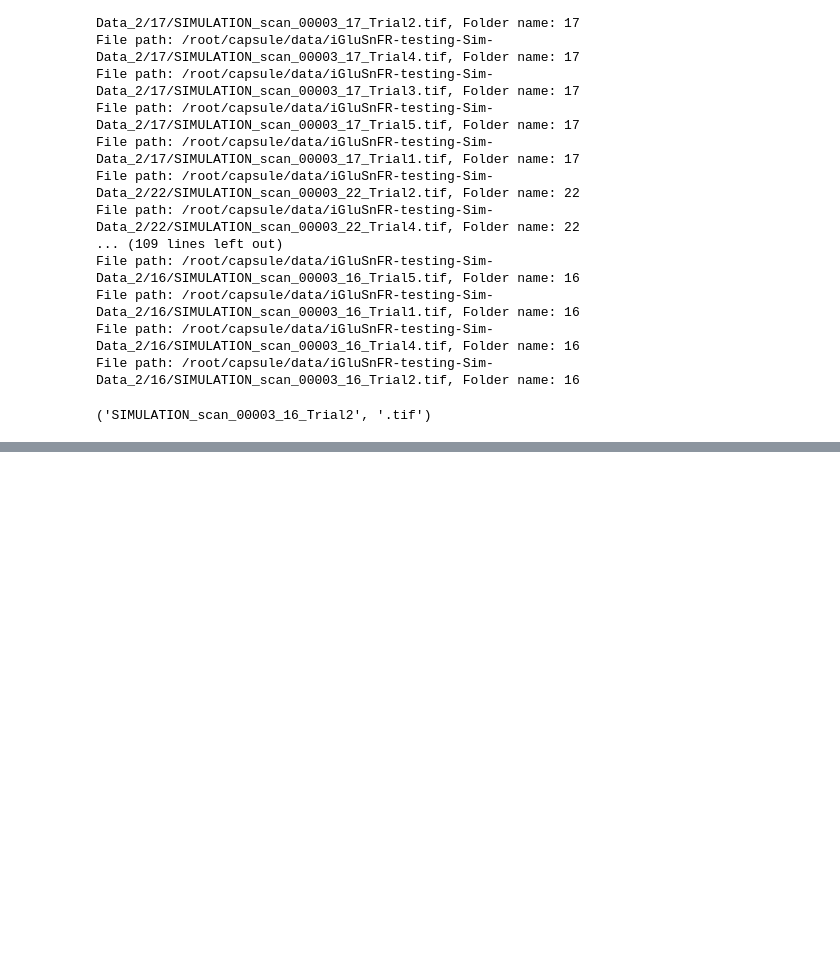
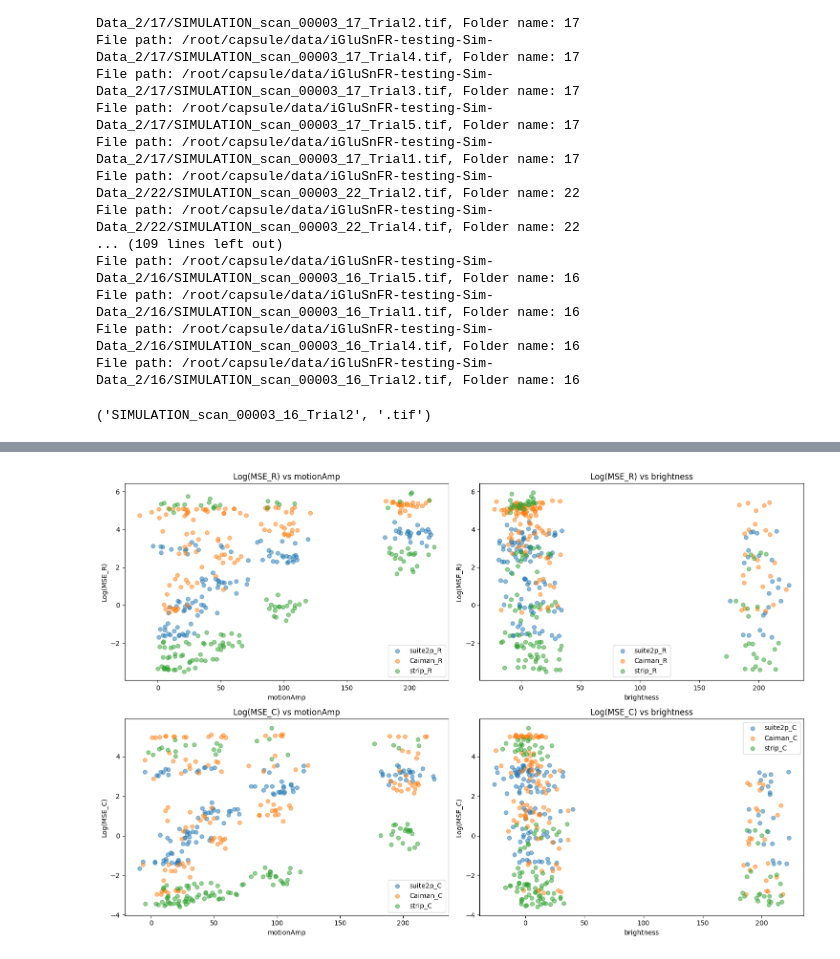
Before and after one commit to AllenNeuralDynamics/iGluSnFR-registration, a Jupyter notebook: code/test.ipynb, the cells around one changed output, grey strips where cells are left out. Saved outputs shown, nothing was run; the diff lists cells and outputs as text; code cells hidden in the pictures; blank space fills up the shorter version.

```diff
--- a/code/test.ipynb
+++ b/code/test.ipynb
@@ -984,0 +1049,70 @@ Ad = np.array(A.data(), dtype=np.float32)
+# %%
+import pandas as pd
+import matplotlib.pyplot as plt
+import numpy as np
+
+# Load the data
+parameters = pd.read_csv('/root/capsule/scratch/parameters.csv')
+registration_results = pd.read_csv('/root/capsule/scratch/registration_results.csv')
+
+# Extract SimDescription from file_name in registration_results
+registration_results['SimDescription'] = registration_results['file_name'].apply(lambda x: int(x.split('_')[3]))
+
+# Merge the data on SimDescription
+merged_data = pd.merge(registration_results, parameters, on='SimDescription')
+
+# Define the MSE columns
+mse_columns_R = ['suite2p_R', 'Caiman_R', 'strip_R']
+mse_columns_C = ['suite2p_C', 'Caiman_C', 'strip_C']
+
+# Take the logarithm of the MSE values
+for col in mse_columns_R + mse_columns_C:
+    merged_data[col] = np.log(merged_data[col])
+
+# Function to add jitter
+def add_jitter(arr, jitter_amount=10):
+    return arr + np.random.normal(0, jitter_amount, arr.shape)
+
+# Plotting
+fig, axes = plt.subplots(2, 2, figsize=(15, 10))
+
+# Plot 1: Log(MSE_R) vs motionAmp with jitter and transparency
+for col in mse_columns_R:
+    axes[0, 0].scatter(add_jitter(merged_data['motionAmp']), merged_data[col], label=col, alpha=0.5)
+axes[0, 0].set_title('Log(MSE_R) vs motionAmp')
+axes[0, 0].set_xlabel('motionAmp')
+axes[0, 0].set_ylabel('Log(MSE_R)')
+axes[0, 0].legend()
+# axes[0, 0].set_xlim(merged_data['motionAmp'].min(), merged_data['motionAmp'].max())
+
+# Plot 2: Log(MSE_R) vs brightness with jitter and transparency
+for col in mse_columns_R:
+    axes[0, 1].scatter(add_jitter(merged_data['brightness']), merged_data[col], label=col, alpha=0.5)
+axes[0, 1].set_title('Log(MSE_R) vs brightness')
+axes[0, 1].set_xlabel('brightness')
+axes[0, 1].set_ylabel('Log(MSE_R)')
+axes[0, 1].legend()
+# axes[0, 1].set_xlim(merged_data['brightness'].min(), merged_data['brightness'].max())
+
+# Plot 3: Log(MSE_C) vs motionAmp with jitter and transparency
+for col in mse_columns_C:
+    axes[1, 0].scatter(add_jitter(merged_data['motionAmp']), merged_data[col], label=col, alpha=0.5)
+axes[1, 0].set_title('Log(MSE_C) vs motionAmp')
+axes[1, 0].set_xlabel('motionAmp')
+axes[1, 0].set_ylabel('Log(MSE_C)')
+axes[1, 0].legend()
+# axes[1, 0].set_xlim(merged_data['motionAmp'].min(), merged_data['motionAmp'].max())
+
+# Plot 4: Log(MSE_C) vs brightness with jitter and transparency
+for col in mse_columns_C:
+    axes[1, 1].scatter(add_jitter(merged_data['brightness']), merged_data[col], label=col, alpha=0.5)
+axes[1, 1].set_title('Log(MSE_C) vs brightness')
+axes[1, 1].set_xlabel('brightness')
+axes[1, 1].set_ylabel('Log(MSE_C)')
+axes[1, 1].legend()
+# axes[1, 1].set_xlim(merged_data['brightness'].min(), merged_data['brightness'].max())
+
+plt.tight_layout()
+plt.show()
+# %% [output]
+[figure, added]
```
Also changed, not shown: parts of 7 cells of this notebook, 1 other file.
